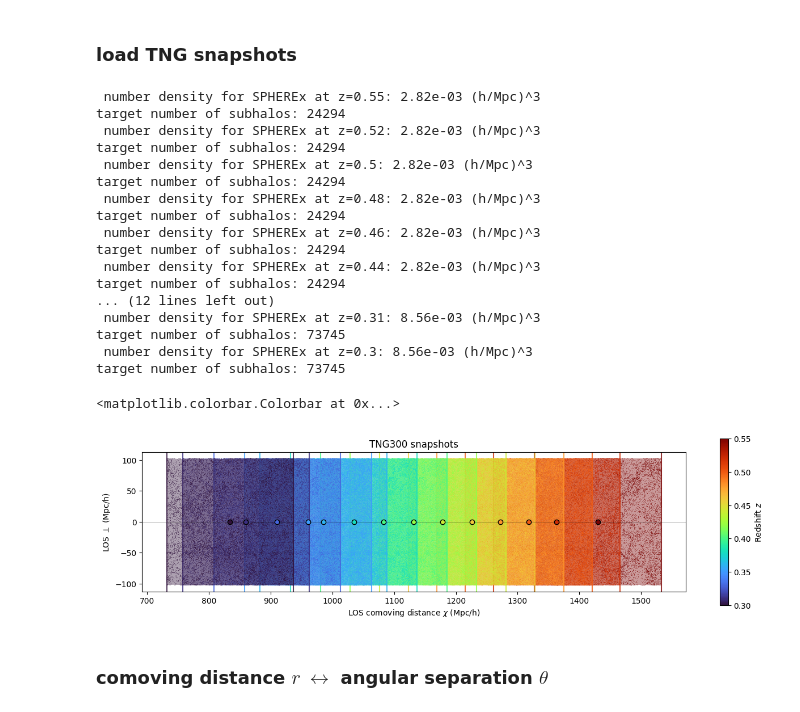
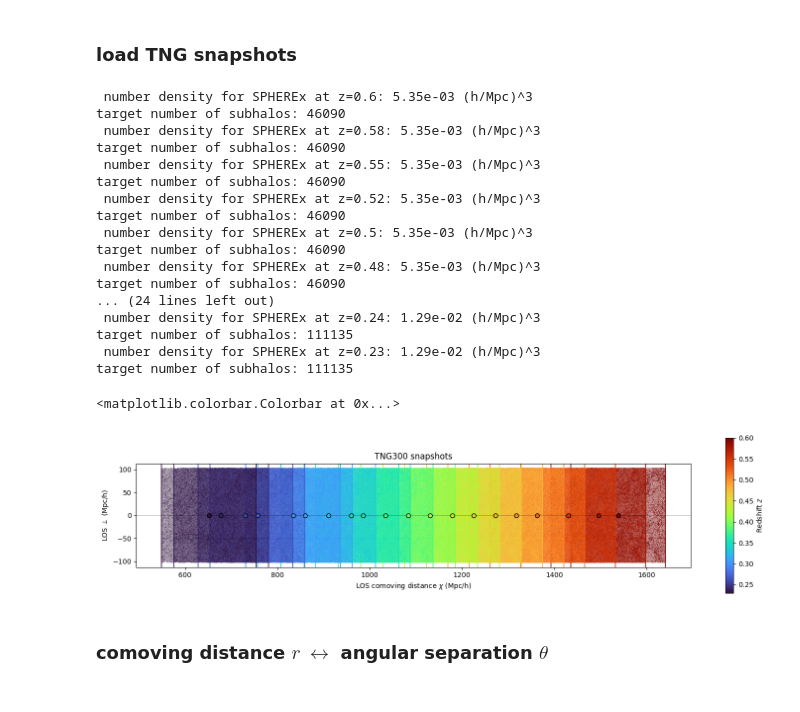
Before and after one commit to abbyw24/small-scale_cross-corrs, a Jupyter notebook: notebooks/alternative_limber_formula_20240117.ipynb, the cells around one changed output. Cells and saved outputs as stored; diff of their text form; code cells hidden in the pictures.

```diff
--- a/notebooks/alternative_limber_formula_20240117.ipynb
+++ b/notebooks/alternative_limber_formula_20240117.ipynb
@@ -40,9 +40,9 @@ $$
 ### load TNG snapshots
 # %%
 # construct SPHEREx-like galaxy samples
-snapshots = np.arange(65, 79).astype(int)
+snapshots = np.arange(63, 83).astype(int)
 
-sigma_z = 0.01  # one of the 5 redshift error bins in SPHEREx
+sigma_z = 0.1  # one of the 5 redshift error bins in SPHEREx
 
 redshifts = np.empty(len(snapshots))
 chis = np.empty(len(snapshots))
@@ -59,44 +59,44 @@ for i, snapshot in enumerate(snapshots):
 
 chis *= chi.unit  # give unit back to the chis
 # %% [output]
- number density for SPHEREx at z=0.55: 2.82e-03 (h/Mpc)^3
-target number of subhalos: 24294
- number density for SPHEREx at z=0.52: 2.82e-03 (h/Mpc)^3
-target number of subhalos: 24294
- number density for SPHEREx at z=0.5: 2.82e-03 (h/Mpc)^3
-target number of subhalos: 24294
- number density for SPHEREx at z=0.48: 2.82e-03 (h/Mpc)^3
-target number of subhalos: 24294
- number density for SPHEREx at z=0.46: 2.82e-03 (h/Mpc)^3
-target number of subhalos: 24294
- number density for SPHEREx at z=0.44: 2.82e-03 (h/Mpc)^3
-target number of subhalos: 24294
-... (12 lines left out)
- number density for SPHEREx at z=0.31: 8.56e-03 (h/Mpc)^3
-target number of subhalos: 73745
- number density for SPHEREx at z=0.3: 8.56e-03 (h/Mpc)^3
-target number of subhalos: 73745
+ number density for SPHEREx at z=0.6: 5.35e-03 (h/Mpc)^3
+target number of subhalos: 46090
+ number density for SPHEREx at z=0.58: 5.35e-03 (h/Mpc)^3
+target number of subhalos: 46090
+ number density for SPHEREx at z=0.55: 5.35e-03 (h/Mpc)^3
+target number of subhalos: 46090
+ number density for SPHEREx at z=0.52: 5.35e-03 (h/Mpc)^3
+target number of subhalos: 46090
+ number density for SPHEREx at z=0.5: 5.35e-03 (h/Mpc)^3
+target number of subhalos: 46090
+ number density for SPHEREx at z=0.48: 5.35e-03 (h/Mpc)^3
+target number of subhalos: 46090
+... (24 lines left out)
+ number density for SPHEREx at z=0.24: 1.29e-02 (h/Mpc)^3
+target number of subhalos: 111135
+ number density for SPHEREx at z=0.23: 1.29e-02 (h/Mpc)^3
+target number of subhalos: 111135
 # %%
 norm = mpl.colors.Normalize(vmin=min(redshifts), vmax=max(redshifts))
 smap = mpl.cm.ScalarMappable(norm=norm, cmap='turbo')
-fig, ax = plt.subplots(figsize=(13,3.5), tight_layout=True)
+fig, ax = plt.subplots(figsize=(15,3.5), tight_layout=True)
 for i, chi in enumerate(chis):
     gal_pos_spec_ = np.copy(gal_pos_specs[i])
     gal_pos_spec_[:,2] += chi
     kwargs = dict(c=smap.to_rgba(redshifts[i]))
     ax.plot(gal_pos_spec_[:,2], gal_pos_spec_[:,0], marker=',', alpha=0.4, **kwargs)
     ax.plot(chi, 0, marker='o', c=smap.to_rgba(redshifts[i]), mec='k', zorder=100)
     ax.axvline((chi - sim.boxsize/2).value, alpha=0.8, **kwargs)
     ax.axvline((chi + sim.boxsize/2).value, alpha=0.8, **kwargs)
 ax.axhline(0, c='k', alpha=0.5, lw=0.5)
 ax.set_aspect('equal')
 ax.set_xlabel(r'LOS comoving distance $\chi$ (Mpc/h)')
 ax.set_ylabel(r'LOS $\perp$ (Mpc/h)')
 ax.set_title(r'TNG300 snapshots')
 fig.colorbar(smap, ax=ax, label='Redshift $z$')
 # %% [output]
 <matplotlib.colorbar.Colorbar at 0x...>
-[figure, old version]
+[figure, new version]
 # %% [markdown]
 ### comoving distance $r\ \leftrightarrow$ angular separation $\theta$
 # %%
```
Also changed, not shown: parts of 17 cells of this notebook, 3 other files.
